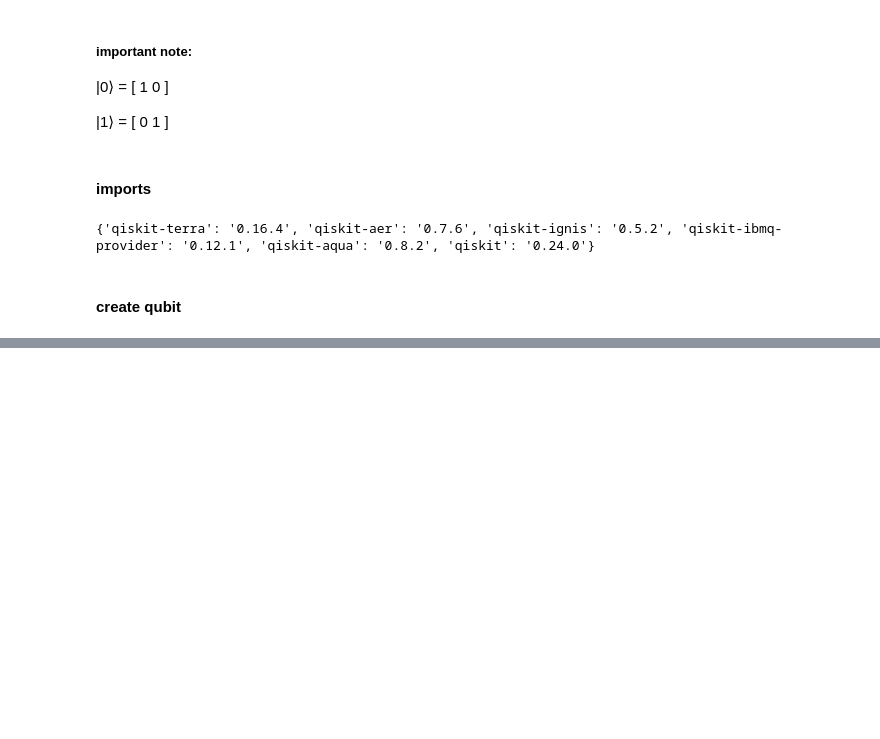
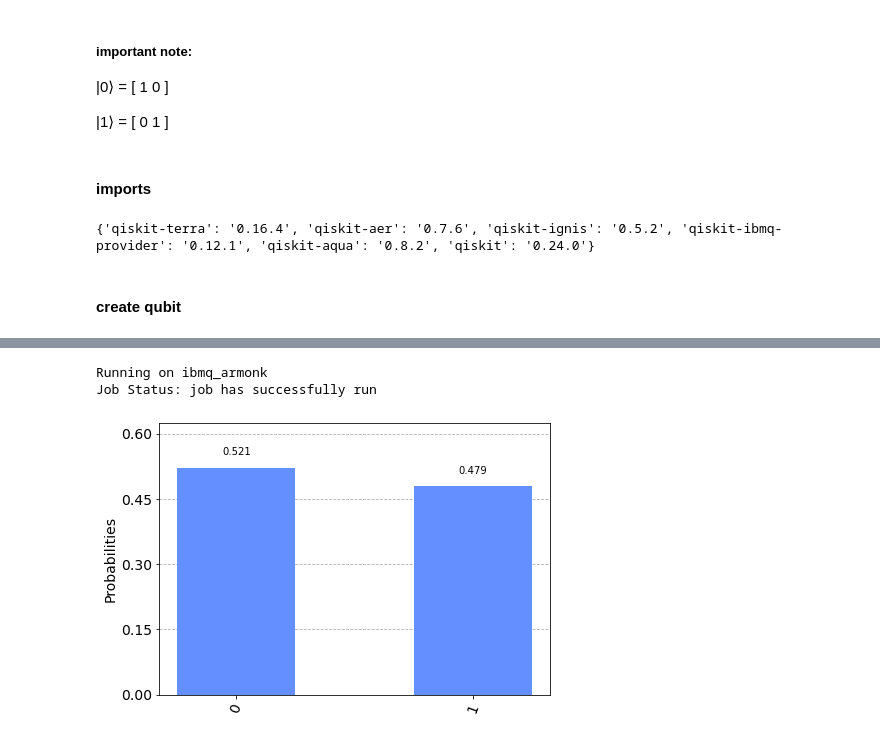
Before and after one commit to rohannakra/Qubit-Operations, a Jupyter notebook: main.ipynb, the cells around one changed output, grey strips where cells are left out. Drawn from its saved outputs; the diff is of its cells as text; code cells hidden in the pictures; blank space fills up the shorter version.

```diff
--- a/main.ipynb
+++ b/main.ipynb
@@ -120,0 +112,4 @@ Job Status: job has successfully run
+# %%
+qcomp_histogram = Simulate(qubit, 'qcomp')()
+qcomp_histogram
+# %% [output]
@@ -120,0 +117,3 @@ Job Status: job has successfully run
+Running on ibmq_armonk
+Job Status: job has successfully run
+[figure, added]
```
Also changed, not shown: parts of 16 cells of this notebook, 2 other files.
